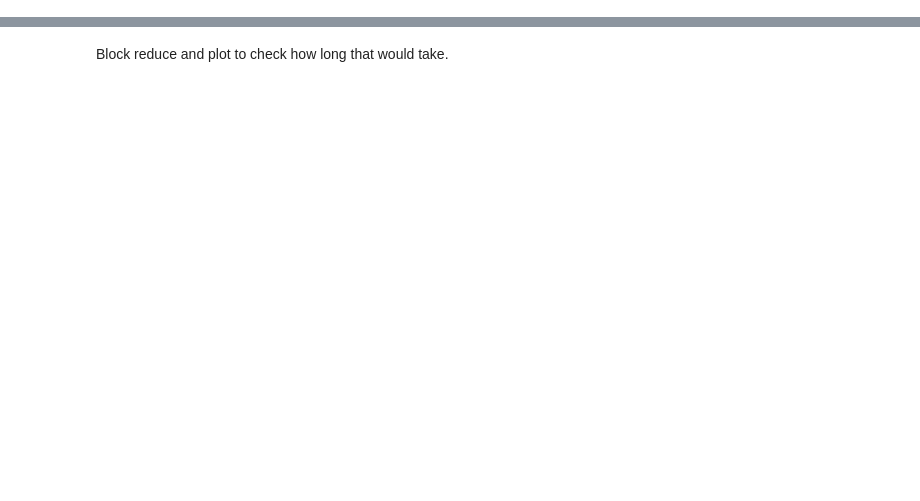
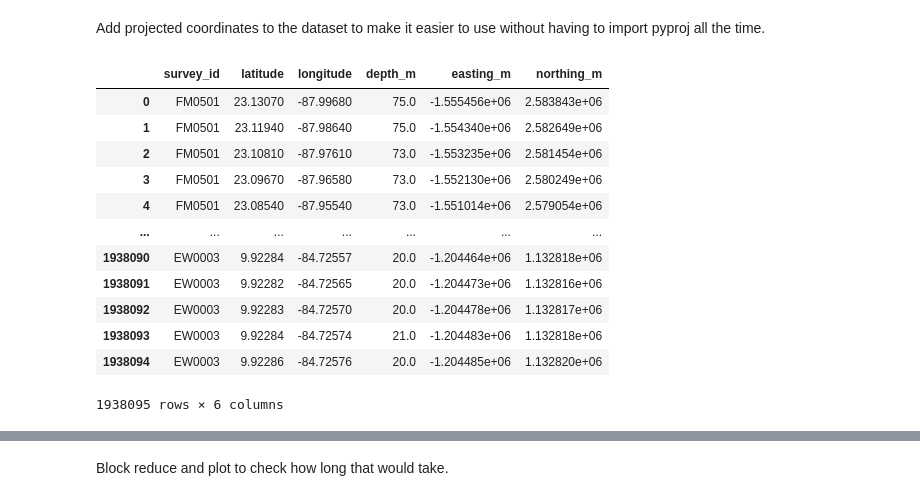
Before and after one commit to fatiando/data, a Jupyter notebook: bathymetry-caribbean/prepare.ipynb, the cells around one changed output, grey strips where cells are left out. Cells and saved outputs as stored; diff of their text form; code cells hidden in the pictures; blank space fills up the shorter version.

Commit message:
Add projected coordinates and start adding a header

```diff
--- a/bathymetry-caribbean/prepare.ipynb
+++ b/bathymetry-caribbean/prepare.ipynb
@@ -31,0 +68,22 @@ data.shape
+# %% [markdown]
+Add projected coordinates to the dataset to make it easier to use without having to import pyproj all the time.
+# %%
+proj_string = f"+proj=cea +ellips=WGS84 +lat_ts={np.mean(region_latlon[2:]):.1f} +lon_0={np.mean(region_latlon[:2]):.1f}"
+projection = pyproj.Proj(proj_string)
+data["easting_m"], data["northing_m"] = projection(data.longitude.values, data.latitude.values)
+region = vd.get_region((data.easting_m, data.northing_m))
+data
+# %% [output]
+|  | survey_id | latitude | longitude | depth_m | easting_m | northing_m |
+| 0 | FM0501 | 23.13070 | -87.99680 | 75.0 | -1.555456e+06 | 2.583843e+06 |
+| 1 | FM0501 | 23.11940 | -87.98640 | 75.0 | -1.554340e+06 | 2.582649e+06 |
+| 2 | FM0501 | 23.10810 | -87.97610 | 73.0 | -1.553235e+06 | 2.581454e+06 |
+| 3 | FM0501 | 23.09670 | -87.96580 | 73.0 | -1.552130e+06 | 2.580249e+06 |
+| 4 | FM0501 | 23.08540 | -87.95540 | 73.0 | -1.551014e+06 | 2.579054e+06 |
+| ... | ... | ... | ... | ... | ... | ... |
+| 1938090 | EW0003 | 9.92284 | -84.72557 | 20.0 | -1.204464e+06 | 1.132818e+06 |
+| 1938091 | EW0003 | 9.92282 | -84.72565 | 20.0 | -1.204473e+06 | 1.132816e+06 |
+| 1938092 | EW0003 | 9.92283 | -84.72570 | 20.0 | -1.204478e+06 | 1.132817e+06 |
+| 1938093 | EW0003 | 9.92284 | -84.72574 | 21.0 | -1.204483e+06 | 1.132818e+06 |
+| 1938094 | EW0003 | 9.92286 | -84.72576 | 20.0 | -1.204485e+06 | 1.132820e+06 |
+1938095 rows × 6 columns
```
Also changed, not shown: parts of 17 cells of this notebook.
